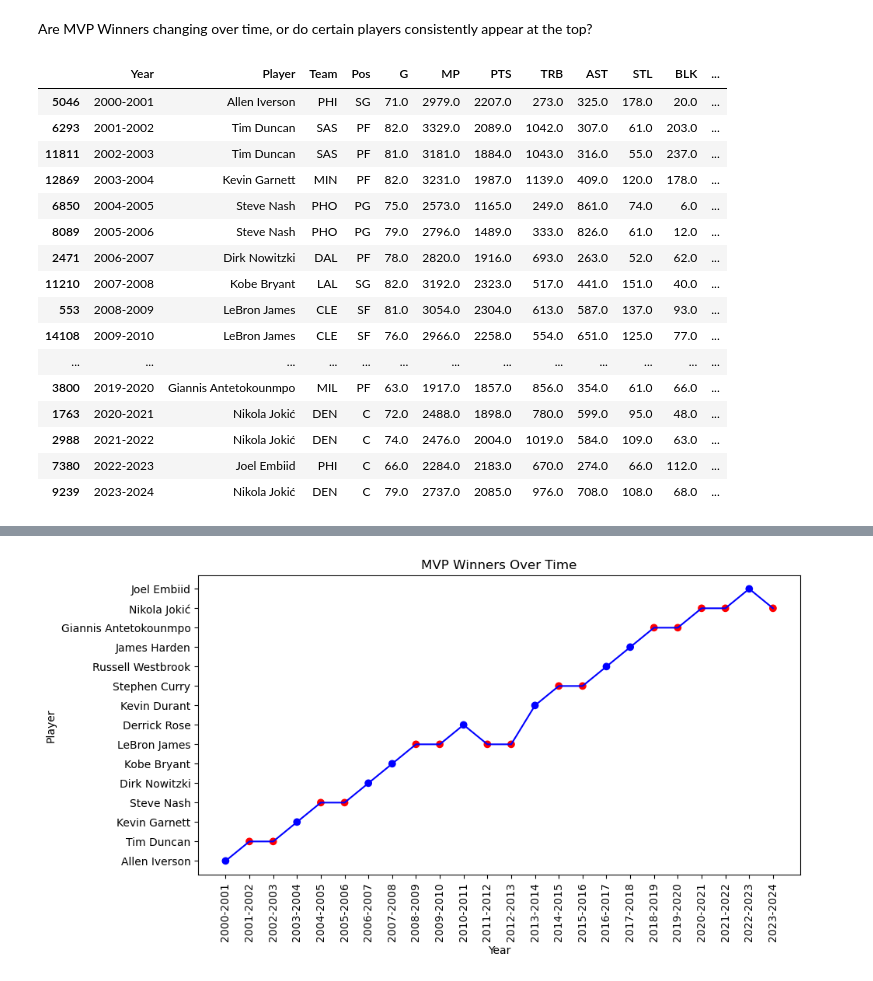
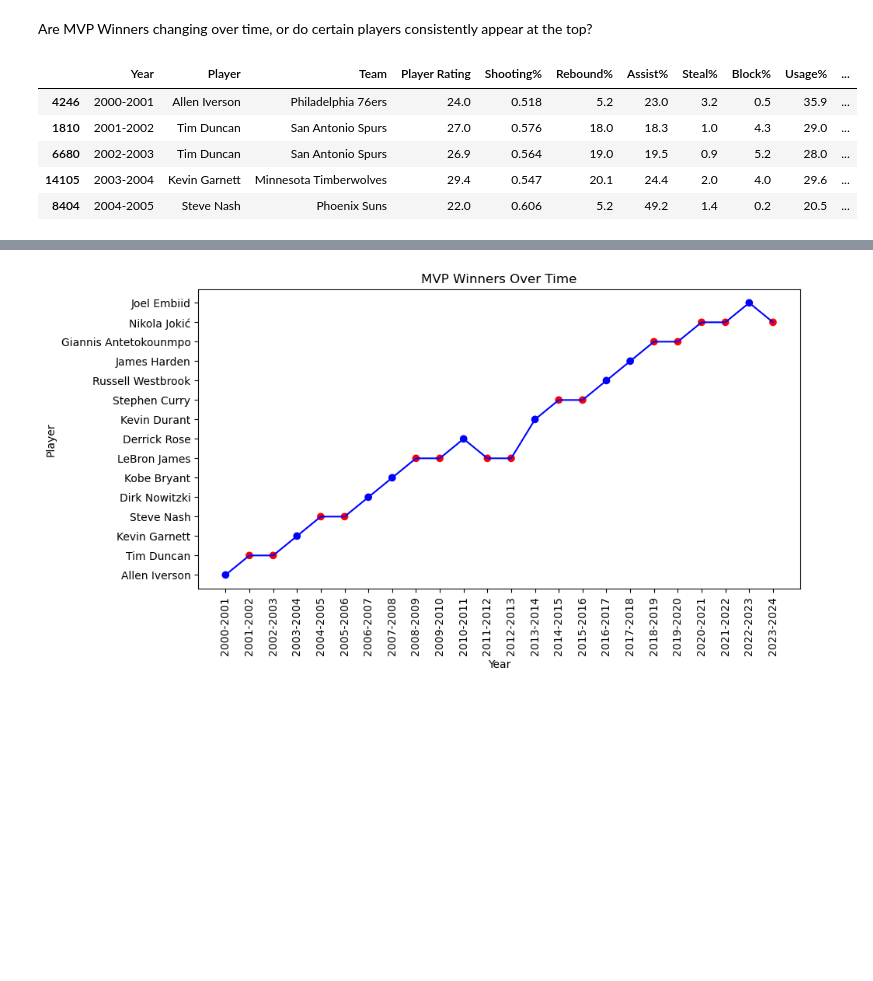
Before and after one commit to khadazhaia/nba-stats, a Jupyter notebook: notebooks/khadazhaia_eda.ipynb, the cells around one changed output, grey strips where cells are left out. Cells and saved outputs as stored; diff of their text form; code cells hidden in the pictures; blank space fills up the shorter version.

```diff
--- a/notebooks/khadazhaia_eda.ipynb
+++ b/notebooks/khadazhaia_eda.ipynb
@@ -17,7 +17,7 @@ import seaborn as sns
 
 import matplotlib.pyplot as plt
 # %%
-df = pd.read_csv("/Users/sa17/Desktop/nba-stats/data/player_stats/merge2000-2024.csv")
+df = pd.read_csv("/Users/sa17/Desktop/nba-stats/data/advanced_stats/merge2000-2024.csv")
 
 df
 # %% [output]
@@ -73,5 +90,7 @@ player_df.loc[player_df["Awards"].str.contains("MVP-4", case=False), "Awards"] =
 
 player_df.loc[player_df["Awards"].str.contains("MVP-5", case=False), "Awards"] = "MVP-5"
 
+player_df = player_df
+
 player_df
 # %% [output]
@@ -90,0 +110,39 @@ player_df
+# %%
+# Replace each team abreviation with full name
+team_name = {
+    "ATL": "Atlanta Hawks",
+    "BOS": "Boston Celtics",
+    "BKN": "Brooklyn Nets",
+    "CHA": "Charlotte Hornets",
+    "CHI": "Chicago Bulls",
+    "CLE": "Cleveland Cavaliers",
+    "DAL": "Dallas Mavericks",
+    "DEN": "Denver Nuggets",
+    "DET": "Detroit Pistons",
+    "GSW": "Golden State Warriors",
+    "HOU": "Houston Rockets",
+    "IND": "Indiana Pacers",
+    "LAC": "Los Angeles Clippers",
+    "LAL": "Los Angeles Lakers",
+    "MEM": "Memphis Grizzlies",
+    "MIA": "Miami Heat",
+    "MIL": "Milwaukee Bucks",
+    "MIN": "Minnesota Timberwolves",
+    "NOP": "New Orleans Pelicans",
+    "NYK": "New York Knicks",
+    "OKC": "Oklahoma City Thunder",
+    "ORL": "Orlando Magic",
+    "PHI": "Philadelphia 76ers",
+    "PHX": "Phoenix Suns",
+    "PHO": "Phoenix Suns",
+    "POR": "Portland Trail Blazers",
+    "SAC": "Sacramento Kings",
+    "SAS": "San Antonio Spurs",
+    "TOR": "Toronto Raptors",
+    "UTA": "Utah Jazz",
+    "WAS": "Washington Wizards"
+}
+
+player_df["Team"] = player_df["Team"].replace(team_name)
+
+player_df
@@ -93,24 +165,13 @@ Are MVP Winners changing over time, or do certain players consistently appear at
 # %%
 # Filter out only MVP winners
 mvp = player_df[player_df["Awards"] == "MVP-1"]
 
-mvp
+mvp.head()
 # %% [output]
-|  | Year | Player | Team | Pos | G | MP | PTS | TRB | AST | STL | BLK | ... |
-| 5046 | 2000-2001 | Allen Iverson | PHI | SG | 71.0 | 2979.0 | 2207.0 | 273.0 | 325.0 | 178.0 | 20.0 | ... |
-| 6293 | 2001-2002 | Tim Duncan | SAS | PF | 82.0 | 3329.0 | 2089.0 | 1042.0 | 307.0 | 61.0 | 203.0 | ... |
-| 11811 | 2002-2003 | Tim Duncan | SAS | PF | 81.0 | 3181.0 | 1884.0 | 1043.0 | 316.0 | 55.0 | 237.0 | ... |
-| 12869 | 2003-2004 | Kevin Garnett | MIN | PF | 82.0 | 3231.0 | 1987.0 | 1139.0 | 409.0 | 120.0 | 178.0 | ... |
-| 6850 | 2004-2005 | Steve Nash | PHO | PG | 75.0 | 2573.0 | 1165.0 | 249.0 | 861.0 | 74.0 | 6.0 | ... |
-| 8089 | 2005-2006 | Steve Nash | PHO | PG | 79.0 | 2796.0 | 1489.0 | 333.0 | 826.0 | 61.0 | 12.0 | ... |
-| 2471 | 2006-2007 | Dirk Nowitzki | DAL | PF | 78.0 | 2820.0 | 1916.0 | 693.0 | 263.0 | 52.0 | 62.0 | ... |
-| 11210 | 2007-2008 | Kobe Bryant | LAL | SG | 82.0 | 3192.0 | 2323.0 | 517.0 | 441.0 | 151.0 | 40.0 | ... |
-| 553 | 2008-2009 | LeBron James | CLE | SF | 81.0 | 3054.0 | 2304.0 | 613.0 | 587.0 | 137.0 | 93.0 | ... |
-| 14108 | 2009-2010 | LeBron James | CLE | SF | 76.0 | 2966.0 | 2258.0 | 554.0 | 651.0 | 125.0 | 77.0 | ... |
-| ... | ... | ... | ... | ... | ... | ... | ... | ... | ... | ... | ... | ... |
-| 3800 | 2019-2020 | Giannis Antetokounmpo | MIL | PF | 63.0 | 1917.0 | 1857.0 | 856.0 | 354.0 | 61.0 | 66.0 | ... |
-| 1763 | 2020-2021 | Nikola Jokić | DEN | C | 72.0 | 2488.0 | 1898.0 | 780.0 | 599.0 | 95.0 | 48.0 | ... |
-| 2988 | 2021-2022 | Nikola Jokić | DEN | C | 74.0 | 2476.0 | 2004.0 | 1019.0 | 584.0 | 109.0 | 63.0 | ... |
-| 7380 | 2022-2023 | Joel Embiid | PHI | C | 66.0 | 2284.0 | 2183.0 | 670.0 | 274.0 | 66.0 | 112.0 | ... |
-| 9239 | 2023-2024 | Nikola Jokić | DEN | C | 79.0 | 2737.0 | 2085.0 | 976.0 | 708.0 | 108.0 | 68.0 | ... |
+|  | Year | Player | Team | Player Rating | Shooting% | Rebound% | Assist% | Steal% | Block% | Usage% | ... |
+| 4246 | 2000-2001 | Allen Iverson | Philadelphia 76ers | 24.0 | 0.518 | 5.2 | 23.0 | 3.2 | 0.5 | 35.9 | ... |
+| 1810 | 2001-2002 | Tim Duncan | San Antonio Spurs | 27.0 | 0.576 | 18.0 | 18.3 | 1.0 | 4.3 | 29.0 | ... |
+| 6680 | 2002-2003 | Tim Duncan | San Antonio Spurs | 26.9 | 0.564 | 19.0 | 19.5 | 0.9 | 5.2 | 28.0 | ... |
+| 14105 | 2003-2004 | Kevin Garnett | Minnesota Timberwolves | 29.4 | 0.547 | 20.1 | 24.4 | 2.0 | 4.0 | 29.6 | ... |
+| 8404 | 2004-2005 | Steve Nash | Phoenix Suns | 22.0 | 0.606 | 5.2 | 49.2 | 1.4 | 0.2 | 20.5 | ... |
 # %%
```
Also changed, not shown: parts of 29 cells of this notebook.
